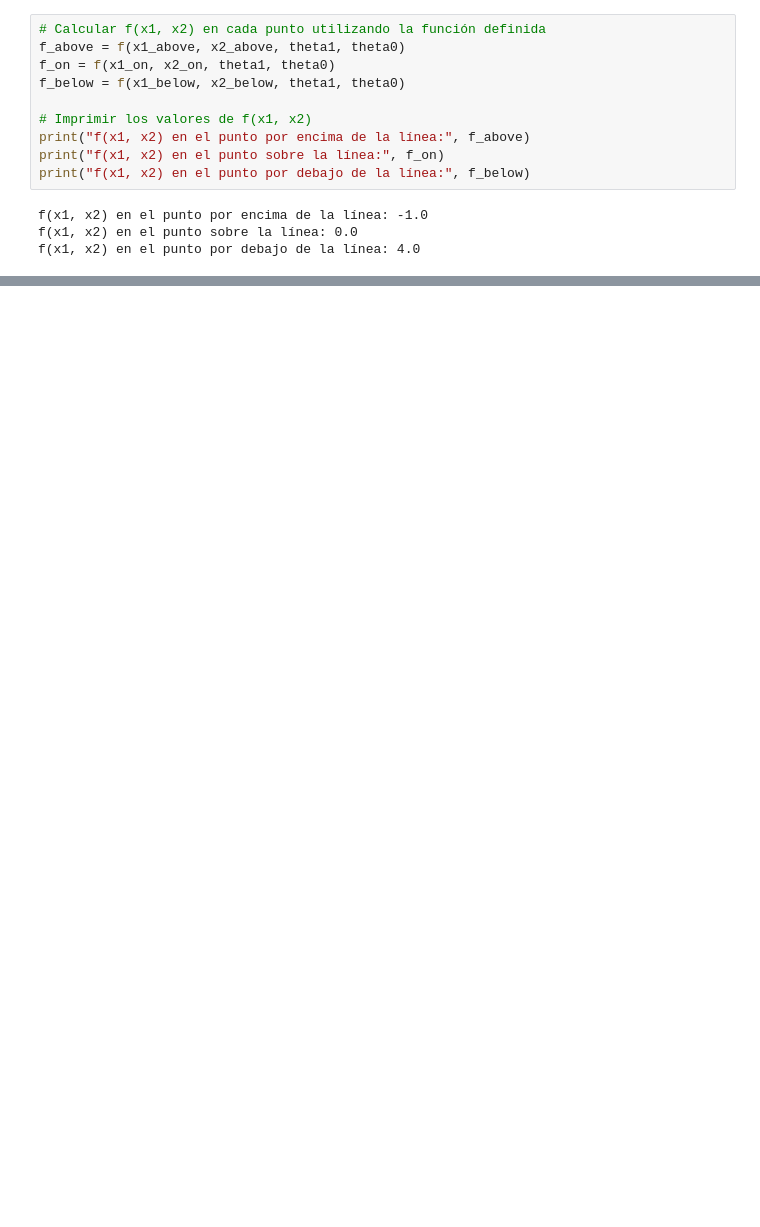
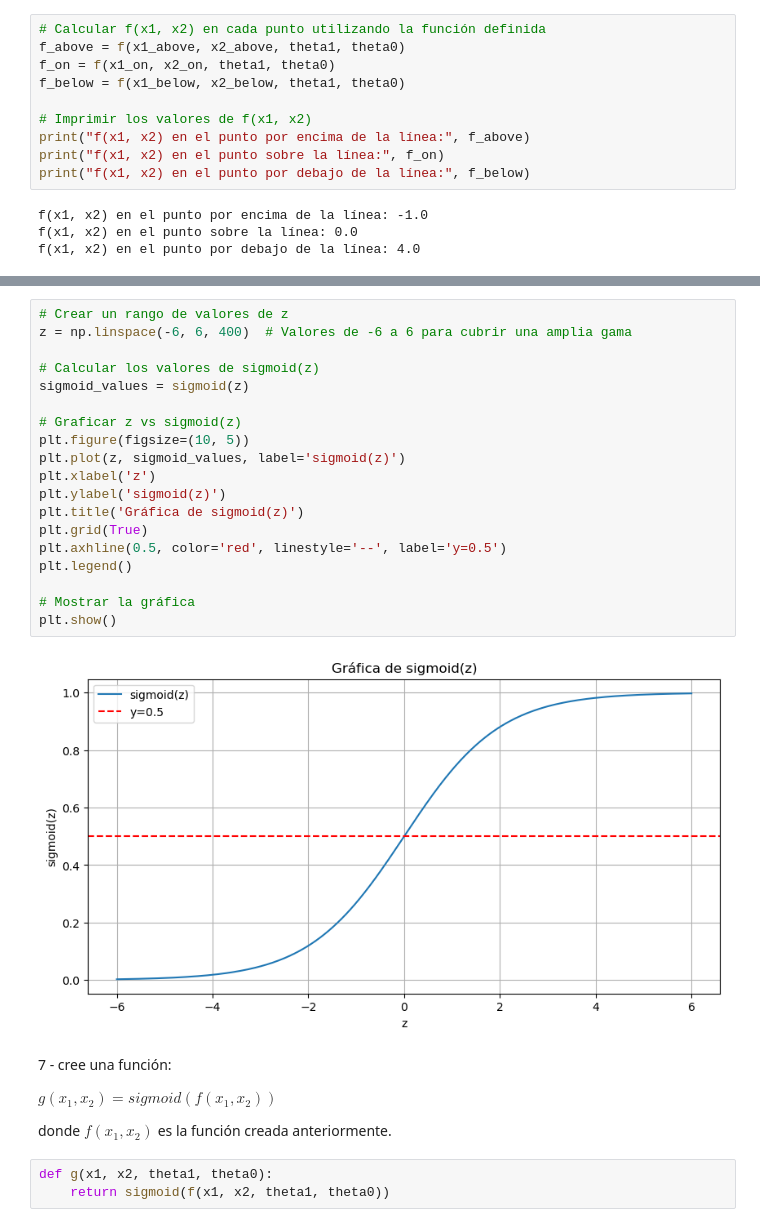
Before and after one commit to nestorm94/Aprendizaje_Maquinas, a Jupyter notebook: ejercicio_reg_logística.ipynb, the cells around one changed output, grey strips where cells are left out. Drawn from its saved outputs; the diff is of its cells as text; blank space fills up the shorter version.

```diff
--- a/ejercicio_reg_logística.ipynb
+++ b/ejercicio_reg_logística.ipynb
@@ -145,0 +150,30 @@ f(x1, x2) en el punto por debajo de la línea: -76.0
+# %%
+# Crear un rango de valores de z
+z = np.linspace(-6, 6, 400)  # Valores de -6 a 6 para cubrir una amplia gama
+
+# Calcular los valores de sigmoid(z)
+sigmoid_values = sigmoid(z)
+
+# Graficar z vs sigmoid(z)
+plt.figure(figsize=(10, 5))
+plt.plot(z, sigmoid_values, label='sigmoid(z)')
+plt.xlabel('z')
+plt.ylabel('sigmoid(z)')
+plt.title('Gráfica de sigmoid(z)')
+plt.grid(True)
+plt.axhline(0.5, color='red', linestyle='--', label='y=0.5')
+plt.legend()
+
+# Mostrar la gráfica
+plt.show()
+# %% [output]
+[figure, added]
+# %% [markdown]
+7 - cree una función:
+
+ $g(x_1, x_2) = sigmoid(f(x_1, x_2))$
+
+ donde $f(x_1, x_2)$ es la función creada anteriormente.
+# %%
+def g(x1, x2, theta1, theta0):
+    return sigmoid(f(x1, x2, theta1, theta0))
```
Also changed, not shown: parts of 18 cells of this notebook.
